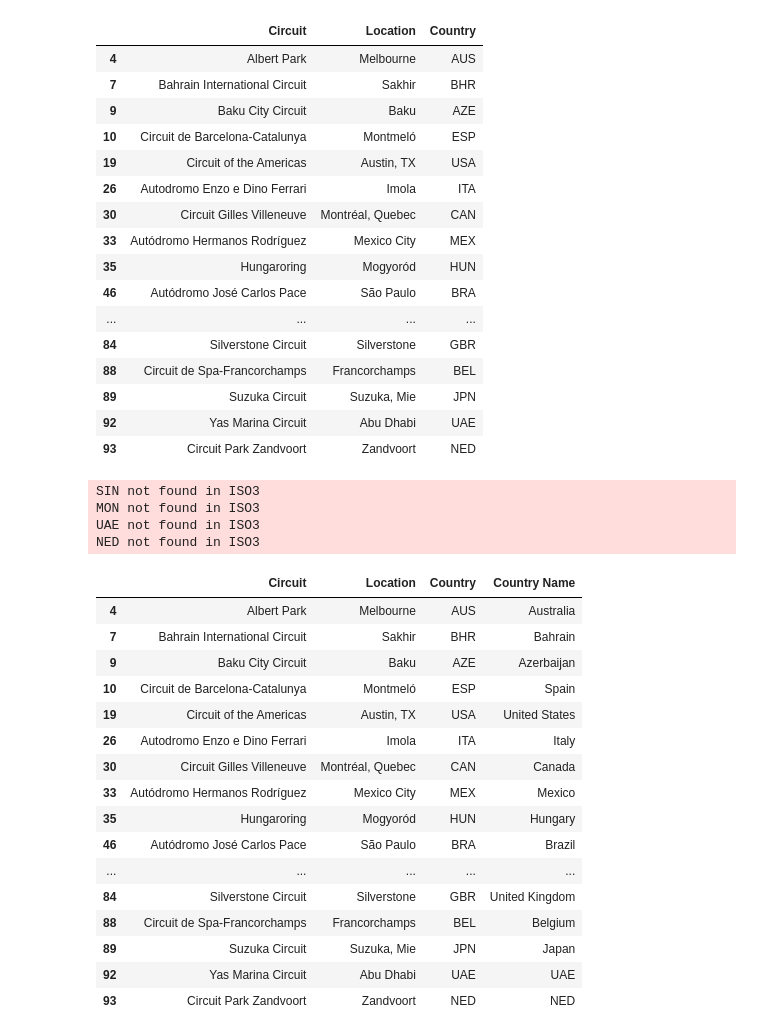
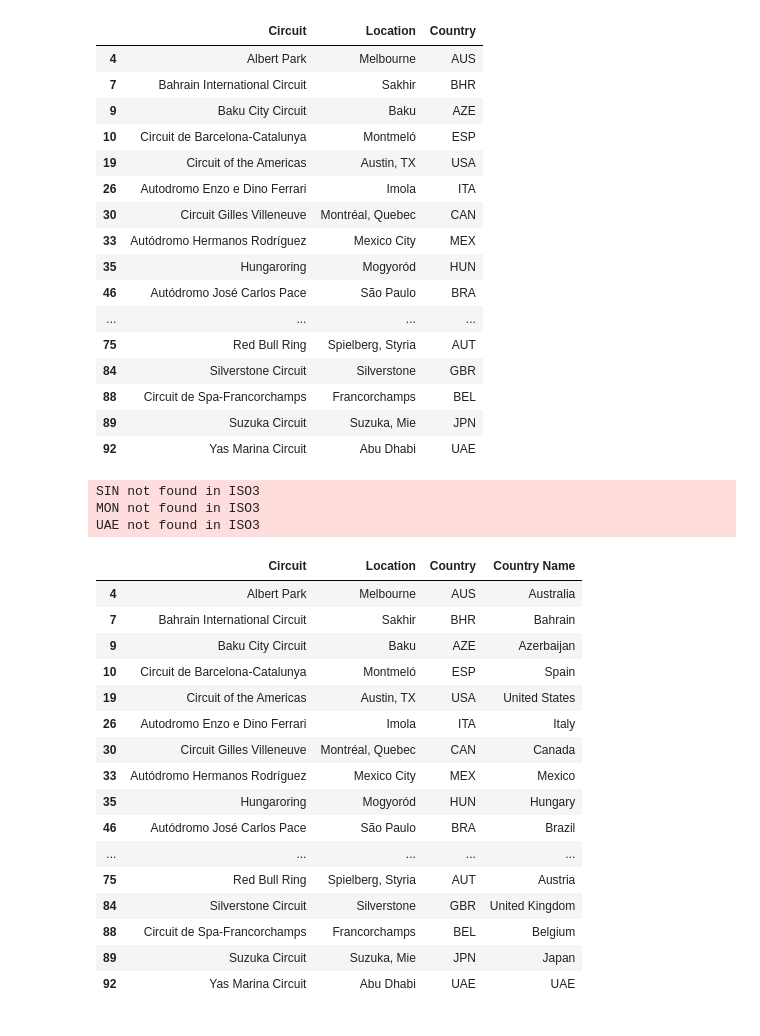
Before and after one commit to vincesiposgaudi/F1-circuits, a Jupyter notebook: f1.ipynb, the cells around one changed output. Saved outputs shown, nothing was run; the diff lists cells and outputs as text; code cells hidden in the pictures.

```diff
--- a/f1.ipynb
+++ b/f1.ipynb
@@ -9,28 +9,29 @@ import folium
 # %%
 #scraping data from a website
 df = pd.read_html('https://f1.fandom.com/wiki/Circuits')[0]
 df = df[df["Season(s)"].str.contains("present") == True]
 df = df[df["Location"].str.contains("Miami Gardens, FL")==False]
+df = df[df["Location"].str.contains("Zandvoort")==False]
 tracks = df.drop(columns=["Type", "Race(s)", "Season(s)", "Races held"])
 tracks
 # %% [output]
 |  | Circuit | Location | Country |
 | 4 | Albert Park | Melbourne | AUS |
 | 7 | Bahrain International Circuit | Sakhir | BHR |
 | 9 | Baku City Circuit | Baku | AZE |
 | 10 | Circuit de Barcelona-Catalunya | Montmeló | ESP |
 | 19 | Circuit of the Americas | Austin, TX | USA |
 | 26 | Autodromo Enzo e Dino Ferrari | Imola | ITA |
 | 30 | Circuit Gilles Villeneuve | Montréal, Quebec | CAN |
 | 33 | Autódromo Hermanos Rodríguez | Mexico City | MEX |
 | 35 | Hungaroring | Mogyoród | HUN |
 | 46 | Autódromo José Carlos Pace | São Paulo | BRA |
 | ... | ... | ... | ... |
+| 75 | Red Bull Ring | Spielberg, Styria | AUT |
 | 84 | Silverstone Circuit | Silverstone | GBR |
 | 88 | Circuit de Spa-Francorchamps | Francorchamps | BEL |
 | 89 | Suzuka Circuit | Suzuka, Mie | JPN |
 | 92 | Yas Marina Circuit | Abu Dhabi | UAE |
-| 93 | Circuit Park Zandvoort | Zandvoort | NED |
 # %%
 #generating the country names from their codes using country_converter
 tracks['Country Name'] = tracks.Country.apply(lambda x: coco.convert(names=x, to='name_short', not_found=None))
@@ -39,7 +40,6 @@ tracks
 SIN not found in ISO3
 MON not found in ISO3
 UAE not found in ISO3
-NED not found in ISO3
 |  | Circuit | Location | Country | Country Name |
 | 4 | Albert Park | Melbourne | AUS | Australia |
 | 7 | Bahrain International Circuit | Sakhir | BHR | Bahrain |
@@ -52,11 +52,11 @@ NED not found in ISO3
 | 35 | Hungaroring | Mogyoród | HUN | Hungary |
 | 46 | Autódromo José Carlos Pace | São Paulo | BRA | Brazil |
 | ... | ... | ... | ... | ... |
+| 75 | Red Bull Ring | Spielberg, Styria | AUT | Austria |
 | 84 | Silverstone Circuit | Silverstone | GBR | United Kingdom |
 | 88 | Circuit de Spa-Francorchamps | Francorchamps | BEL | Belgium |
 | 89 | Suzuka Circuit | Suzuka, Mie | JPN | Japan |
 | 92 | Yas Marina Circuit | Abu Dhabi | UAE | UAE |
-| 93 | Circuit Park Zandvoort | Zandvoort | NED | NED |
 # %%
 #as the original codes were not in ISO3 format, some codes needed to be converted manually
 df = tracks.replace({'Country Name':{'SIN': 'Singapore','MON': 'Monaco', 'UAE': 'United Arab Emirates', 'NED': 'Netherlands'}})
```
Also changed, not shown: parts of 7 cells of this notebook, 3 other files.
